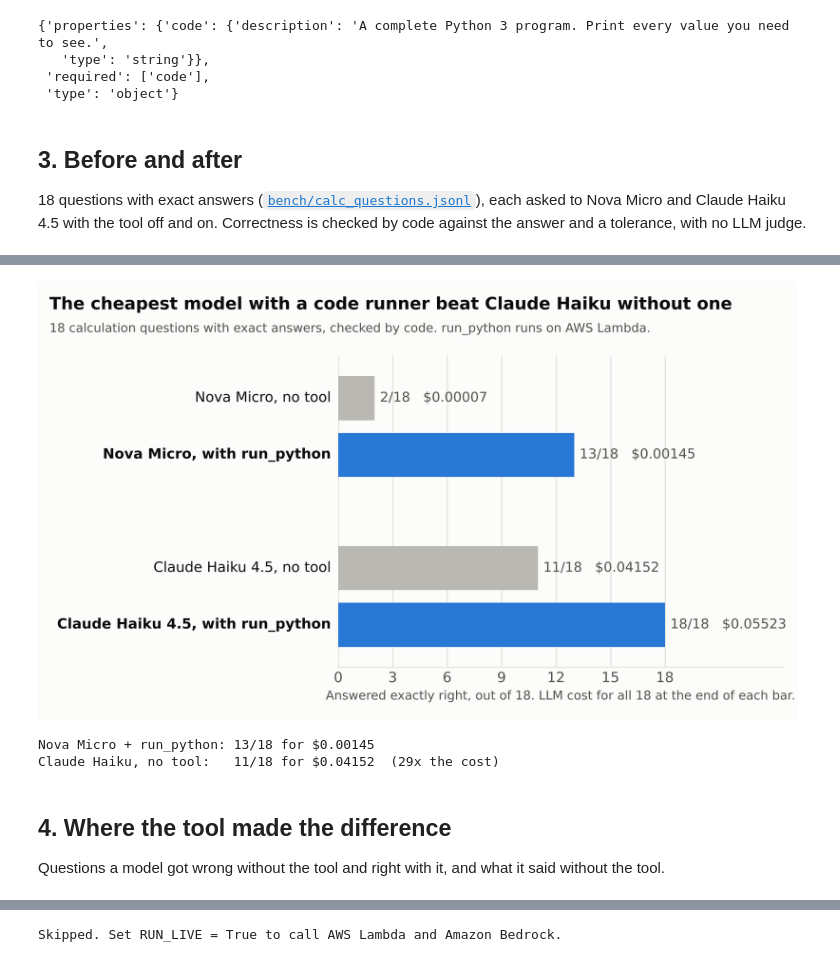
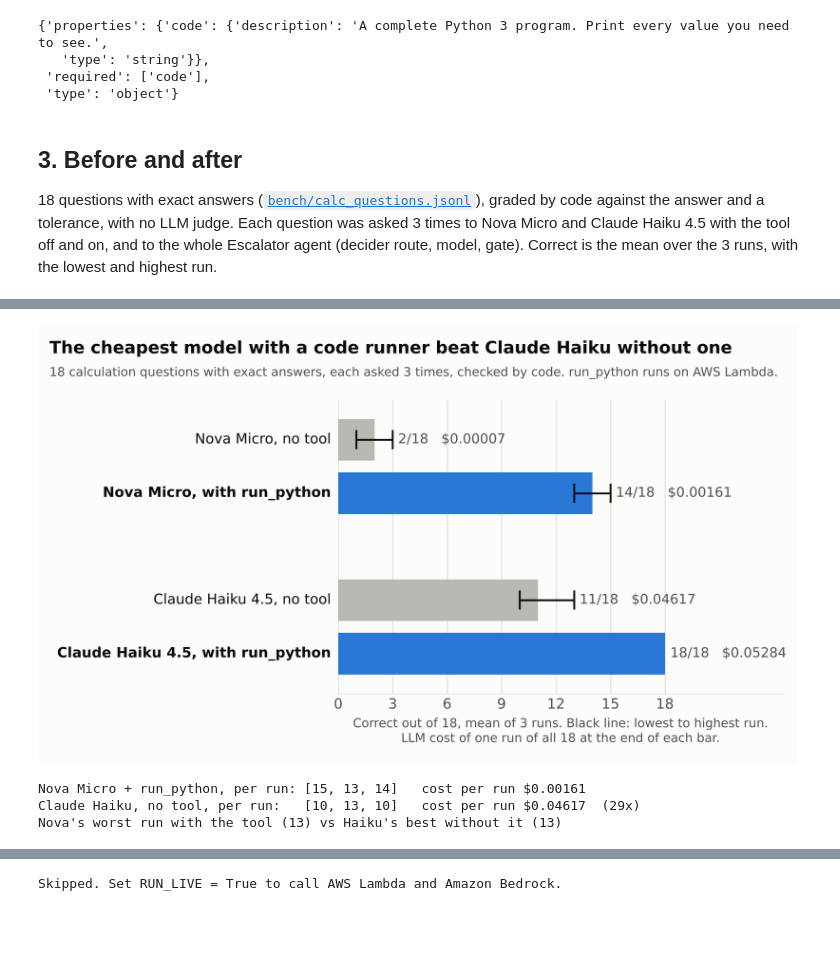
Before and after one commit to Swayam-Ch/escalator, a Jupyter notebook: notebooks/run_python_tool.ipynb, the cells around one changed output, grey strips where cells are left out. Saved outputs shown, nothing was run; the diff lists cells and outputs as text; code cells hidden in the pictures; blank space fills up the shorter version.

```diff
--- a/notebooks/run_python_tool.ipynb
+++ b/notebooks/run_python_tool.ipynb
@@ -83,9 +83,9 @@ the standard library only, no files from the conversation, and a 5-second limit.
 # %% [markdown]
 ## 3. Before and after
 
-18 questions with exact answers ([`bench/calc_questions.jsonl`](../bench/calc_questions.jsonl)), each asked to Nova Micro and Claude Haiku 4.5 with the tool off and on. Correctness is checked by code against the answer and a tolerance, with no LLM judge.
+18 questions with exact answers ([`bench/calc_questions.jsonl`](../bench/calc_questions.jsonl)), graded by code against the answer and a tolerance, with no LLM judge. Each question was asked 3 times to Nova Micro and Claude Haiku 4.5 with the tool off and on, and to the whole Escalator agent (decider route, model, gate). Correct is the mean over the 3 runs, with the lowest and highest run.
 # %%
-rows = [json.loads(line) for line in (ROOT / "bench" / "reported" / "tool-results.jsonl").read_text().splitlines() if line.strip()]
+rows = [json.loads(line) for line in (ROOT / "bench" / "reported" / "tool-repeat3-results.jsonl").read_text().splitlines() if line.strip()]
 configs = list(dict.fromkeys((r["model"], r["tool"]) for r in rows))
 display(Markdown(summarise(rows, configs).split("## Per question")[0]))
 display(Image(filename=str(ROOT / "docs" / "tool-before-after.png"), width=760))
@@ -103,17 +107,15 @@ display(Image(filename=str(ROOT / "docs" / "tool-before-after.png"), width=760))
-[figure, old version]
+[figure, new version]
 # %%
-def score(model_part, tool):
+def runs_of(model_part, tool):
     mine = [r for r in rows if model_part in r["model"] and r["tool"] == tool]
-    return sum(r["correct"] for r in mine), sum(r["cost"] for r in mine)
+    return [sum(r["correct"] for r in mine if r["rep"] == rep) for rep in range(3)], sum(r["cost"] for r in mine) / 3
 
-nova_on, nova_on_cost = score("nova", True)
-haiku_off, haiku_off_cost = score("haiku", False)
-print(f"Nova Micro + run_python: {nova_on}/18 for ${nova_on_cost:.5f}")
-print(f"Claude Haiku, no tool:   {haiku_off}/18 for ${haiku_off_cost:.5f}  ({haiku_off_cost / nova_on_cost:.0f}x the cost)")
+nova_on, nova_cost = runs_of("nova", True)
+haiku_off, haiku_cost = runs_of("haiku", False)
+print(f"Nova Micro + run_python, per run: {nova_on}   cost per run ${nova_cost:.5f}")
+print(f"Claude Haiku, no tool, per run:   {haiku_off}   cost per run ${haiku_cost:.5f}  ({haiku_cost / nova_cost:.0f}x)")
+print(f"Nova's worst run with the tool ({min(nova_on)}) vs Haiku's best without it ({max(haiku_off)})")
 # %% [output]
-Nova Micro + run_python: 13/18 for $0.00145
-Claude Haiku, no tool:   11/18 for $0.04152  (29x the cost)
+Nova Micro + run_python, per run: [15, 13, 14]   cost per run $0.00161
+Claude Haiku, no tool, per run:   [10, 13, 10]   cost per run $0.04617  (29x)
+Nova's worst run with the tool (13) vs Haiku's best without it (13)
-# %% [markdown]
-## 4. Where the tool made the difference
-
-Questions a model got wrong without the tool and right with it, and what it said without the tool.
```
Also changed, not shown: parts of 17 cells of this notebook, 3 other files.
